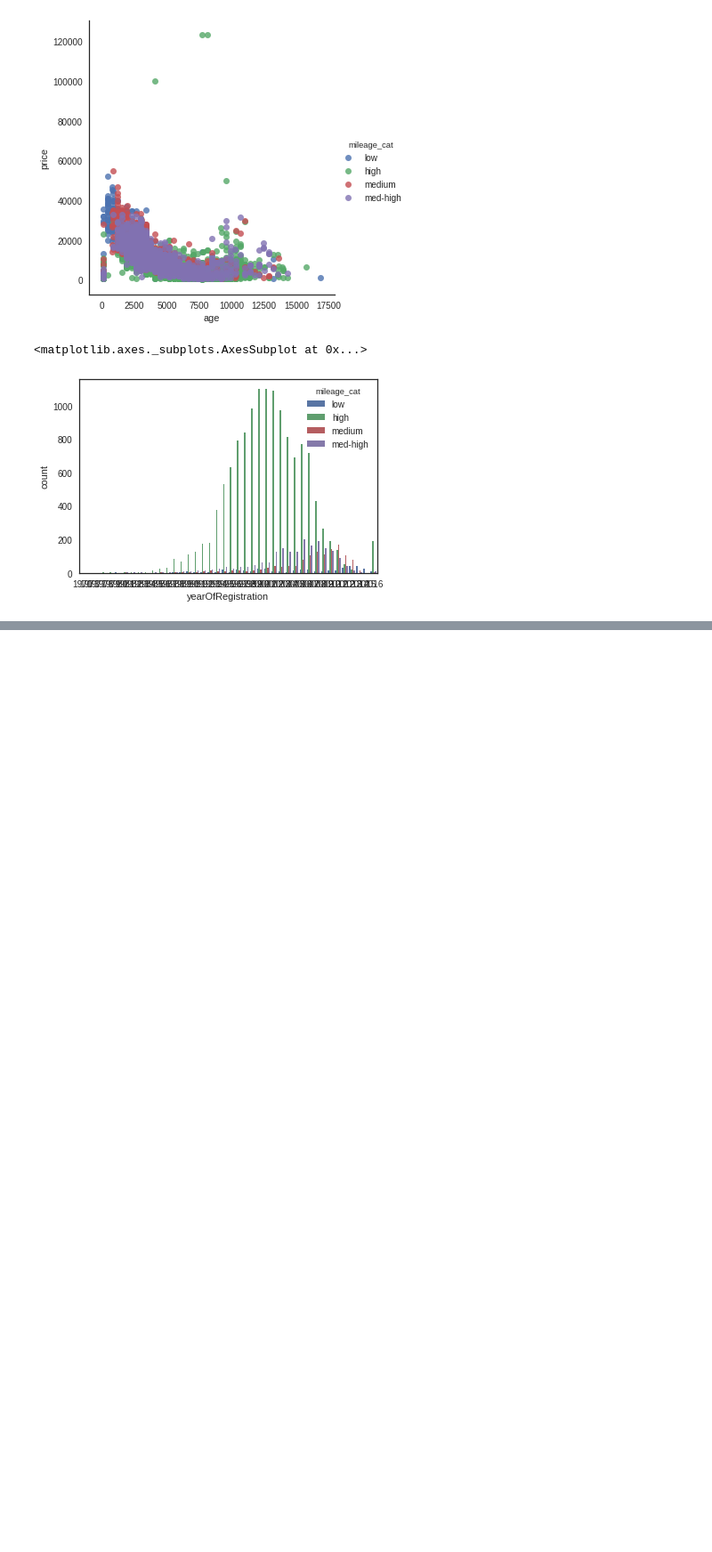
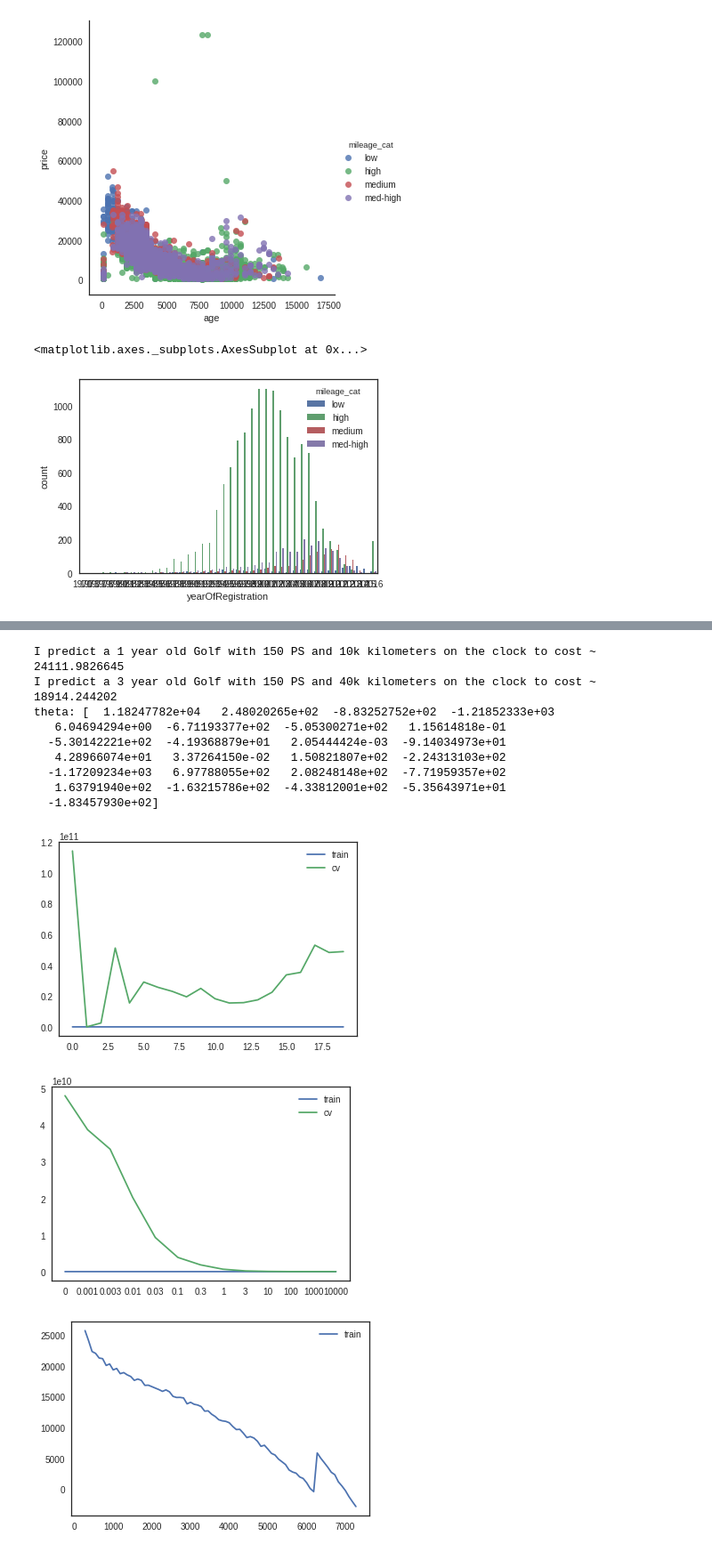
Before and after one commit to jonathanschmitz/car-price-modelling, a Jupyter notebook: car-prices.ipynb, the cells around one changed output, grey strips where cells are left out. Shown: that part at 89% size. Drawn from its saved outputs; the diff is of its cells as text; code cells hidden in the pictures; blank space fills up the shorter version.

```diff
--- a/car-prices.ipynb
+++ b/car-prices.ipynb
@@ -179,0 +174,19 @@ Name: powerPS, Length: 292695, dtype: bool
+# %%
+# try to fit model
+import main
+import importlib
+importlib.reload(main)
+main.fit_params(cars[cars.model=="1er"].loc[:, ("powerPS", "kilometer", "age")], cars.price[cars.model=="1er"])
+# %% [output]
+I predict a 1 year old Golf with 150 PS and 10k kilometers on the clock to cost ~ 24111.9826645
+I predict a 3 year old Golf with 150 PS and 40k kilometers on the clock to cost ~ 18914.244202
+theta: [  1.18247782e+04   2.48020265e+02  -8.83252752e+02  -1.21852333e+03
+   6.04694294e+00  -6.71193377e+02  -5.05300271e+02   1.15614818e-01
+  -5.30142221e+02  -4.19368879e+01   2.05444424e-03  -9.14034973e+01
+   4.28966074e+01   3.37264150e-02   1.50821807e+02  -2.24313103e+02
+  -1.17209234e+03   6.97788055e+02   2.08248148e+02  -7.71959357e+02
+   1.63791940e+02  -1.63215786e+02  -4.33812001e+02  -5.35643971e+01
+  -1.83457930e+02]
+[figure, added]
+[figure, added]
+[figure, added]
```
Also changed, not shown: parts of 5 cells of this notebook, 1 other file.
